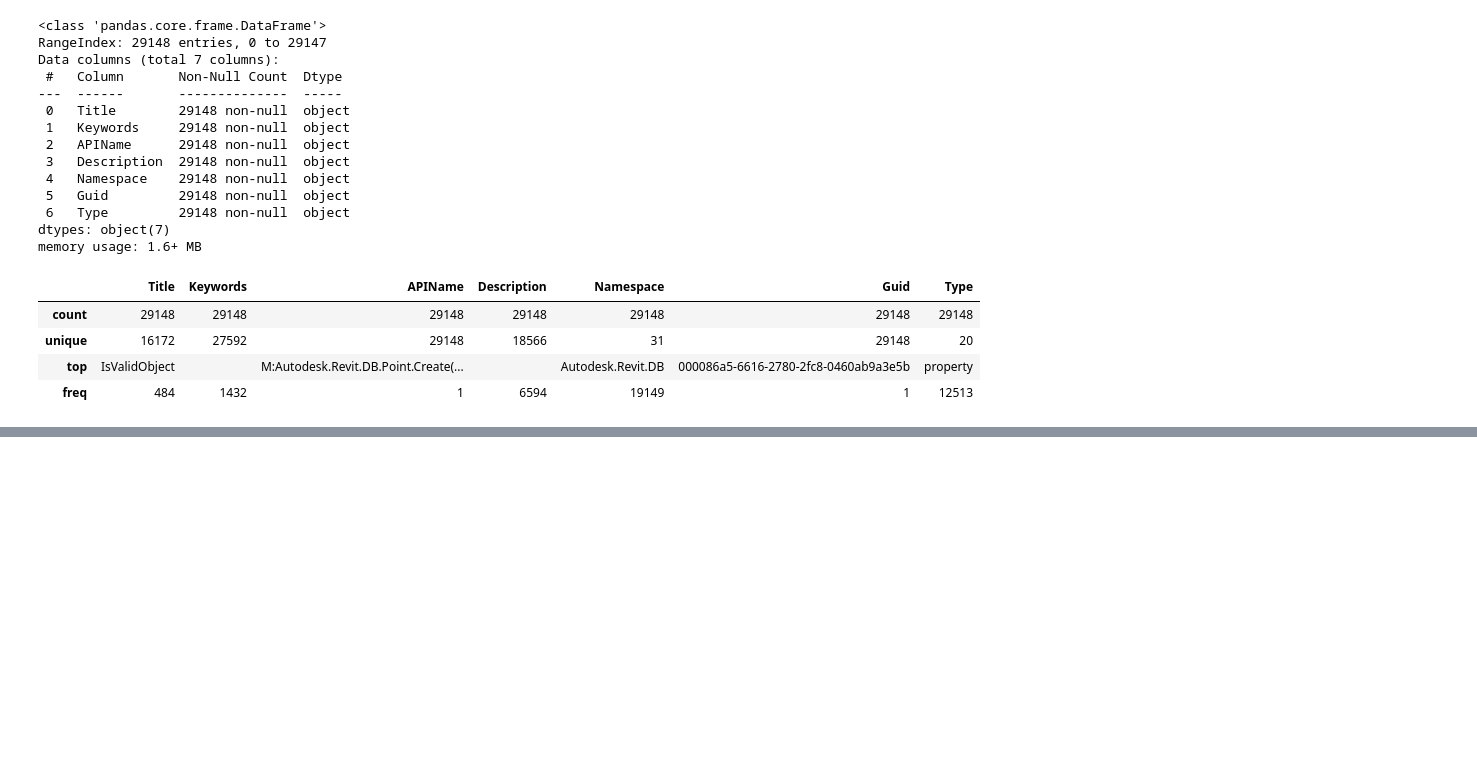
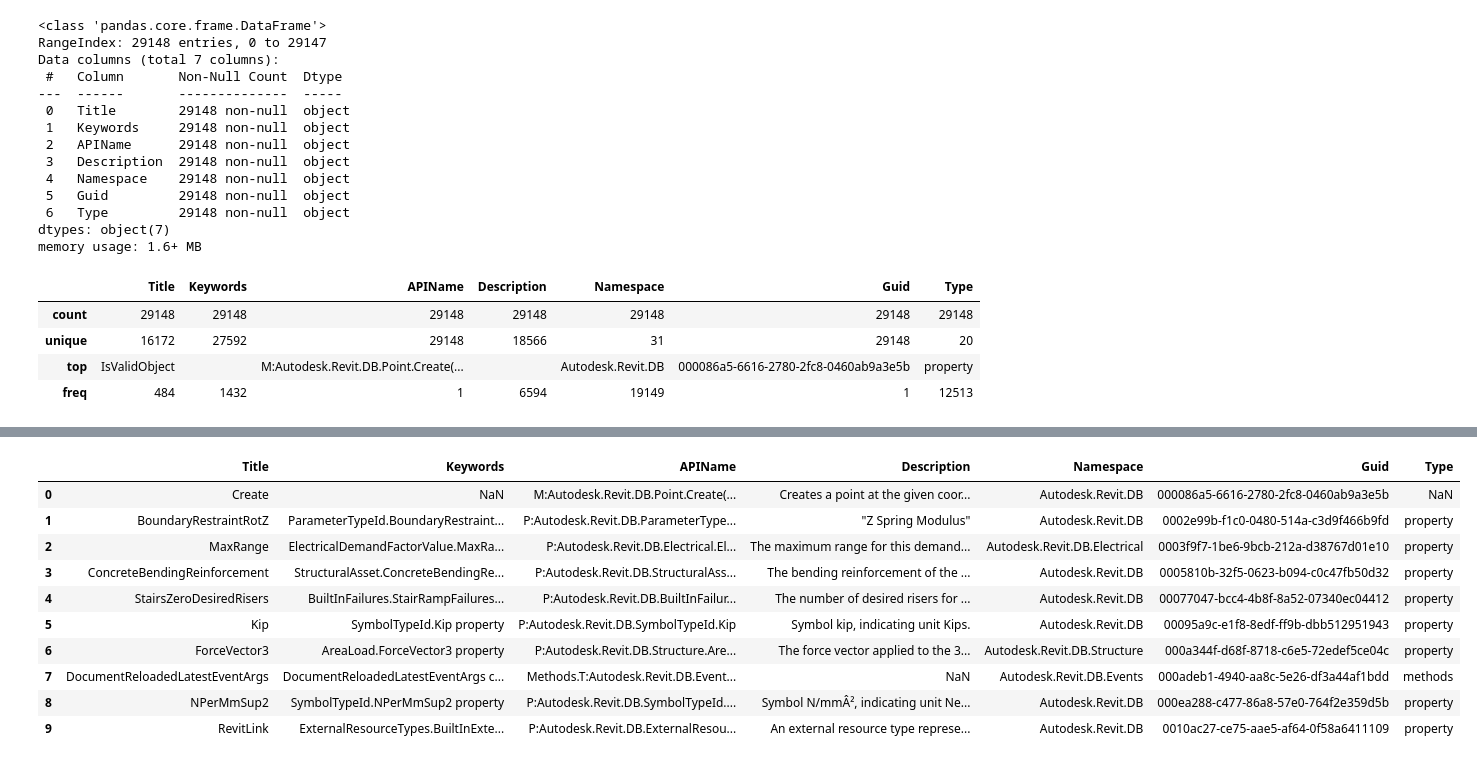
Before and after one commit to chuongmep/RevitAPIDocGen, a Jupyter notebook: JsonRevitAPI.ipynb, the cells around one changed output, grey strips where cells are left out. Saved outputs shown, nothing was run; the diff lists cells and outputs as text; code cells hidden in the pictures; blank space fills up the shorter version.

```diff
--- a/JsonRevitAPI.ipynb
+++ b/JsonRevitAPI.ipynb
@@ -134,0 +154,16 @@ df.to_csv("RevitAPI2022.csv",index=False, encoding='utf-8')
+# %%
+# read csvs to dataframe
+df = pd.read_csv("RevitAPI2022.csv")
+df.head(10)
+# %% [output]
+|  | Title | Keywords | APIName | Description | Namespace | Guid | Type |
+| 0 | Create | NaN | M:Autodesk.Revit.DB.Point.Create(... | Creates a point at the given coor... | Autodesk.Revit.DB | 000086a5-6616-2780-2fc8-0460ab9a3e5b | NaN |
+| 1 | BoundaryRestraintRotZ | ParameterTypeId.BoundaryRestraint... | P:Autodesk.Revit.DB.ParameterType... | "Z Spring Modulus" | Autodesk.Revit.DB | 0002e99b-f1c0-0480-514a-c3d9f466b9fd | property |
+| 2 | MaxRange | ElectricalDemandFactorValue.MaxRa... | P:Autodesk.Revit.DB.Electrical.El... | The maximum range for this demand... | Autodesk.Revit.DB.Electrical | 0003f9f7-1be6-9bcb-212a-d38767d01e10 | property |
+| 3 | ConcreteBendingReinforcement | StructuralAsset.ConcreteBendingRe... | P:Autodesk.Revit.DB.StructuralAss... | The bending reinforcement of the ... | Autodesk.Revit.DB | 0005810b-32f5-0623-b094-c0c47fb50d32 | property |
+| 4 | StairsZeroDesiredRisers | BuiltInFailures.StairRampFailures... | P:Autodesk.Revit.DB.BuiltInFailur... | The number of desired risers for ... | Autodesk.Revit.DB | 00077047-bcc4-4b8f-8a52-07340ec04412 | property |
+| 5 | Kip | SymbolTypeId.Kip property | P:Autodesk.Revit.DB.SymbolTypeId.Kip | Symbol kip, indicating unit Kips. | Autodesk.Revit.DB | 00095a9c-e1f8-8edf-ff9b-dbb512951943 | property |
+| 6 | ForceVector3 | AreaLoad.ForceVector3 property | P:Autodesk.Revit.DB.Structure.Are... | The force vector applied to the 3... | Autodesk.Revit.DB.Structure | 000a344f-d68f-8718-c6e5-72edef5ce04c | property |
+| 7 | DocumentReloadedLatestEventArgs | DocumentReloadedLatestEventArgs c... | Methods.T:Autodesk.Revit.DB.Event... | NaN | Autodesk.Revit.DB.Events | 000adeb1-4940-aa8c-5e26-df3a44af1bdd | methods |
+| 8 | NPerMmSup2 | SymbolTypeId.NPerMmSup2 property | P:Autodesk.Revit.DB.SymbolTypeId.... | Symbol N/mmÂ², indicating unit Ne... | Autodesk.Revit.DB | 000ea288-c477-86a8-57e0-764f2e359d5b | property |
+| 9 | RevitLink | ExternalResourceTypes.BuiltInExte... | P:Autodesk.Revit.DB.ExternalResou... | An external resource type represe... | Autodesk.Revit.DB | 0010ac27-ce75-aae5-af64-0f58a6411109 | property |
```
Also changed, not shown: parts of 3 cells of this notebook, 1 other file.
